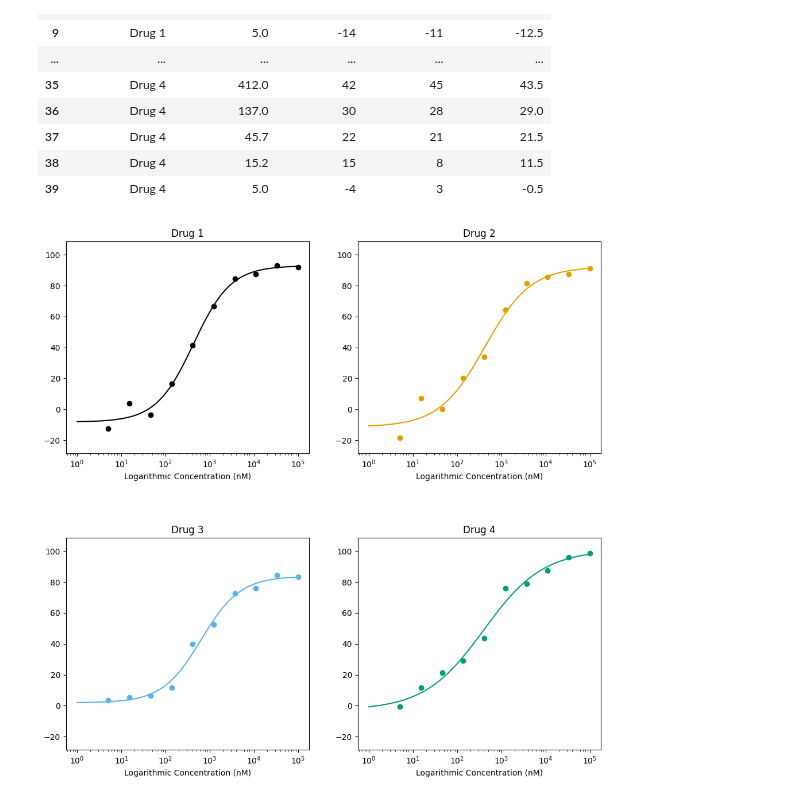
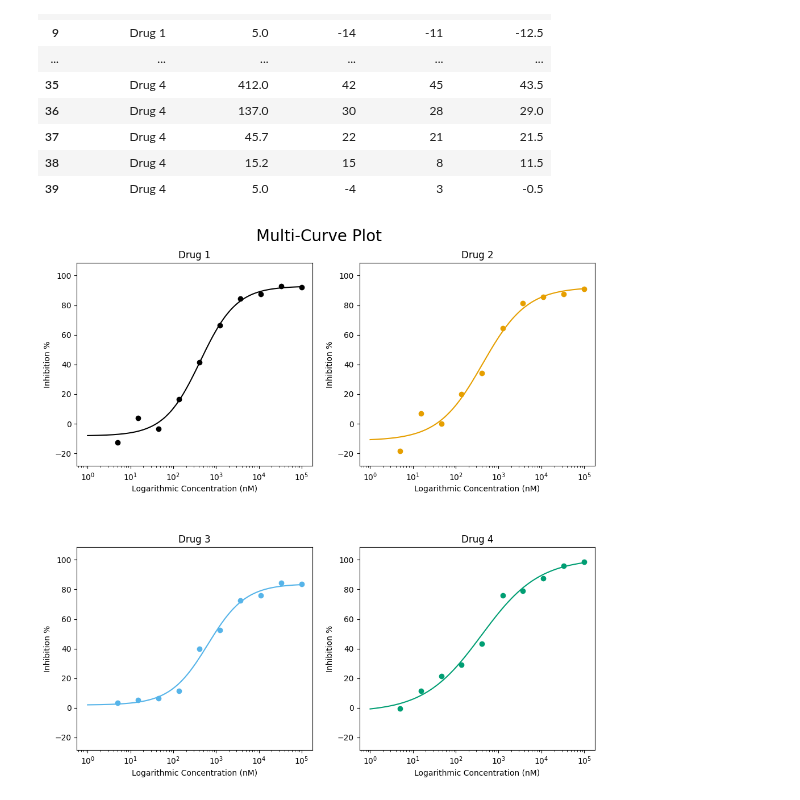
Before and after one commit to tlint101/py50, a Jupyter notebook: tutorials/001_quickstart.ipynb, the cells around one changed output. Saved outputs shown, nothing was run; the diff lists cells and outputs as text; code cells hidden in the pictures.

```diff
--- a/tutorials/001_quickstart.ipynb
+++ b/tutorials/001_quickstart.ipynb
@@ -128,8 +129,11 @@ grid_plot.show()
 # %%
 figure = grid_plot.grid_curve_plot(name_col='Compound Name',
                                    concentration_col='Compound Conc',
                                    response_col='% Inhibition Avg',
+                                   plot_title='Multi-Curve Plot',
                                    xlabel=('Logarithmic Concentration (nM)'),
+                                   ylabel='Inhibition %',
+                                   conc_unit='nM',
                                    figsize=(10,10))
 # %% [output]
-[figure, old version]
+[figure, new version]
```
Also changed, not shown: parts of 1 cell of this notebook.
